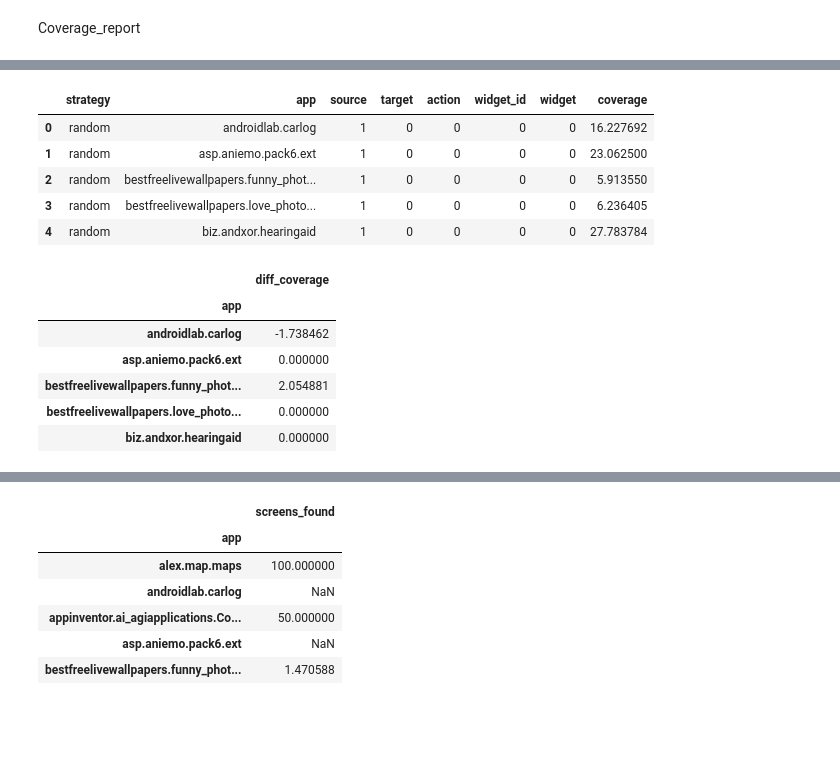
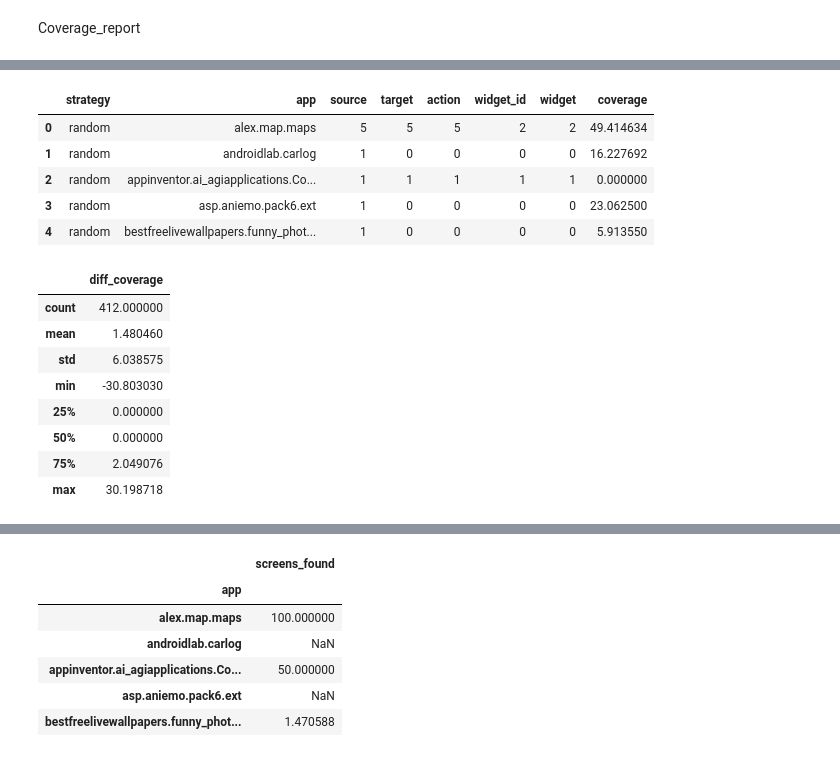
Before and after one commit to sangamk/IncubatorDataAnalyser, a Jupyter notebook: notebooks/GraphCoverage.ipynb, the cells around one changed output, grey strips where cells are left out. Drawn from its saved outputs; the diff is of its cells as text; code cells hidden in the pictures; blank space fills up the shorter version.

```diff
--- a/notebooks/GraphCoverage.ipynb
+++ b/notebooks/GraphCoverage.ipynb
@@ -40,7 +42,7 @@ valid_test_graph = test_graph_df[(test_graph_df.source != "com.google.android.gm
                                  (test_graph_df.target != "com.startapp.android.publish.OverlayActivity") &
                                  (test_graph_df.action != "back")]
 
-
+valid_test_graph = test_graph_df
 valid_test_graph.drop_duplicates().groupby(["strategy", "app"]).count().head()
 # %% [output]
 |  |  | source | target | action | widget_id | widget |
@@ -66,23 +68,28 @@ coverage_with_test_graph = valid_test_graph.groupby(["strategy", "app"]).count()
 coverage_with_test_graph.head()
 # %% [output]
 |  | strategy | app | source | target | action | widget_id | widget | coverage |
-| 0 | random | androidlab.carlog | 1 | 0 | 0 | 0 | 0 | 16.227692 |
-| 1 | random | asp.aniemo.pack6.ext | 1 | 0 | 0 | 0 | 0 | 23.062500 |
-| 2 | random | bestfreelivewallpapers.funny_phot... | 1 | 0 | 0 | 0 | 0 | 5.913550 |
-| 3 | random | bestfreelivewallpapers.love_photo... | 1 | 0 | 0 | 0 | 0 | 6.236405 |
-| 4 | random | biz.andxor.hearingaid | 1 | 0 | 0 | 0 | 0 | 27.783784 |
+| 0 | random | alex.map.maps | 5 | 5 | 5 | 2 | 2 | 49.414634 |
+| 1 | random | androidlab.carlog | 1 | 0 | 0 | 0 | 0 | 16.227692 |
+| 2 | random | appinventor.ai_agiapplications.Co... | 1 | 1 | 1 | 1 | 1 | 0.000000 |
+| 3 | random | asp.aniemo.pack6.ext | 1 | 0 | 0 | 0 | 0 | 23.062500 |
+| 4 | random | bestfreelivewallpapers.funny_phot... | 1 | 0 | 0 | 0 | 0 | 5.913550 |
 # %%
-random_coverage_with_test_graph = coverage_with_test_graph[(coverage_with_test_graph.strategy == "random")].drop('strategy', 1).set_index("app")
-systematic_coverage_with_test_graph = coverage_with_test_graph[(coverage_with_test_graph.strategy == "systematic")].drop('strategy', 1).set_index("app")
+random_coverage_with_test_graph = coverage_with_test_graph[(coverage_with_test_graph.strategy == "random")].drop(
+    'strategy', 1).set_index("app")
+systematic_coverage_with_test_graph = coverage_with_test_graph[
+    (coverage_with_test_graph.strategy == "systematic")].drop('strategy', 1).set_index("app")
 
 diff_in_coverage_per_app = pd.DataFrame()
-diff_in_coverage_per_app["diff_coverage"] = (random_coverage_with_test_graph['coverage'] - systematic_coverage_with_test_graph['coverage']).dropna()
-diff_in_coverage_per_app.head()
+diff_in_coverage_per_app["diff_coverage"] = (
+            random_coverage_with_test_graph['coverage'] - systematic_coverage_with_test_graph['coverage']).dropna()
+diff_in_coverage_per_app.describe()
 # %% [output]
 |  | diff_coverage |
-| app |  |
-| androidlab.carlog | -1.738462 |
-| asp.aniemo.pack6.ext | 0.000000 |
-| bestfreelivewallpapers.funny_phot... | 2.054881 |
-| bestfreelivewallpapers.love_photo... | 0.000000 |
-| biz.andxor.hearingaid | 0.000000 |
+| count | 412.000000 |
+| mean | 1.480460 |
+| std | 6.038575 |
+| min | -30.803030 |
+| 25% | 0.000000 |
+| 50% | 0.000000 |
+| 75% | 2.049076 |
+| max | 30.198718 |
```
Also changed, not shown: parts of 14 cells of this notebook, 1 other file.
